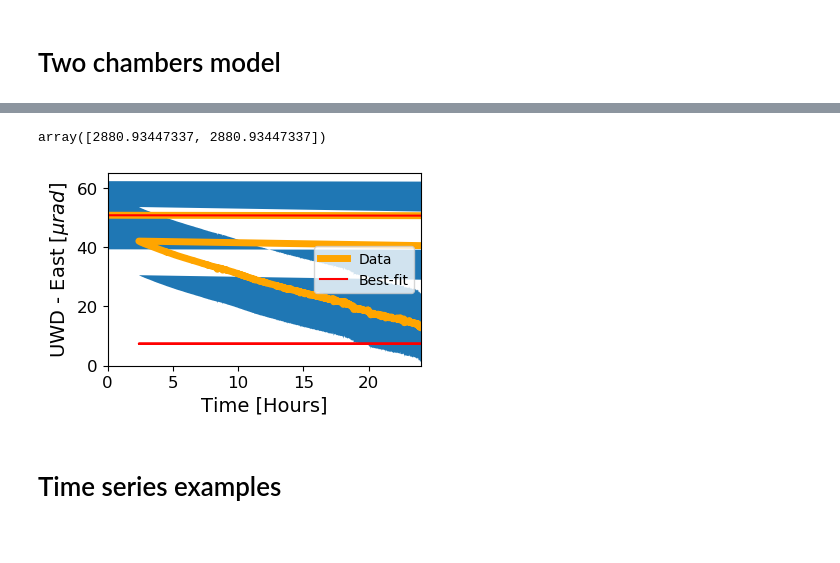
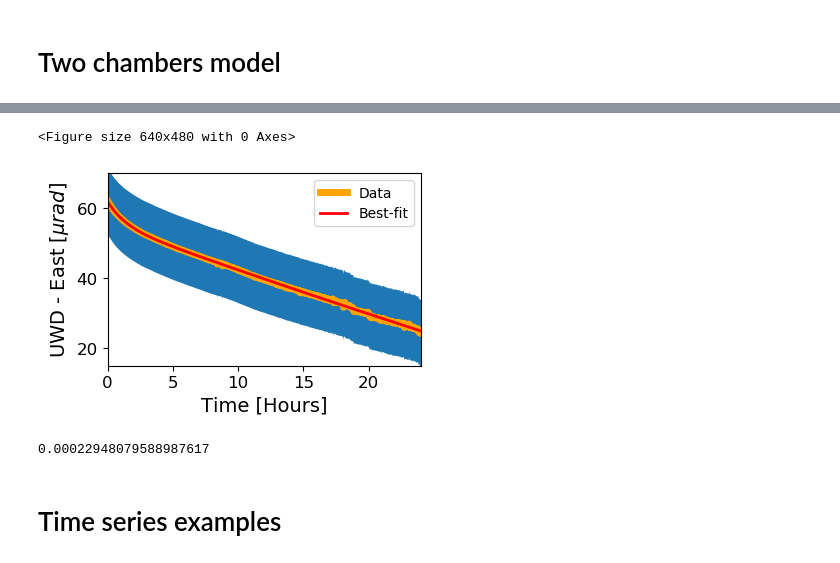
Before and after one commit to alberoman/kila_codes, a Jupyter notebook: paper.ipynb, the cells around one changed output, grey strips where cells are left out. Cells and saved outputs as stored; diff of their text form; code cells hidden in the pictures.

```diff
--- a/paper.ipynb
+++ b/paper.ipynb
@@ -910,7 +910,7 @@ dtiltstickeast = []
 counter = 0
 for i in range(len(ind)-1):
     north_cyc =  north[ind[i]:ind[i +1]-50] -  north[ind[i]]
-    east_cyc =  north[ind[i]:ind[i +1]-50] -  east[ind[i]]
+    east_cyc =  east[ind[i]:ind[i +1]-50] -  east[ind[i]]
     time_cyc = time[ind[i]:ind[i + 1]-50] - time[ind[i]]
     dtiltslipnorth.append(north[ind[i]-50])
     dtiltslipeast.append(east[ind[i]-50])
@@ -1056,51 +1055,57 @@ time = time[time < tend]
 time = time - t0
 east = east - east[0]
 north = north - north[0]
-
-timebase = np.concatenate((timebase,np.linspace(0.1,1,1000)))
+timebase = np.linspace(0,1,1000)
 north_filt = signal.filtfilt(b, a,north)
 time_peaks,peaks,ind = stick_slip(north_filt,time)
 stack  =[]
 dtiltslipnorth = []
 dtiltslipeast = []
 dtiltsticknorth = []
 dtiltstickeast = []
-
+teststack = []
 counter = 0
 for i in range(len(ind)-1):
     north_cyc =  north[ind[i]:ind[i +1]-50] -  north[ind[i]]
-    east_cyc =  north[ind[i]:ind[i +1]-50] -  east[ind[i]]
+    if i == 0:
+        north0 = north[ind[i] - 50]
+    north_cyc = north_cyc - north0
+    east_cyc =  east[ind[i]:ind[i +1]-50] -  east[ind[i]]
+    test_cyc =  north[ind[i]:ind[i +1]-50] -  east[ind[i]]
+
     time_cyc = time[ind[i]:ind[i + 1]-50] - time[ind[i]]
     dtiltslipnorth.append(north[ind[i]-50])
     dtiltslipeast.append(east[ind[i]-50])
     dtiltsticknorth.append(north[ind[i]])
     dtiltstickeast.append(east[ind[i]])
     if time_cyc[-1] > 1:
-        tiltint = np.interp(timebase,time_cyc,east_cyc)
-
+        tiltint = np.interp(timebase,time_cyc,north_cyc)
         stack.append(tiltint)
         counter = counter + 1
 stack = np.array(stack)
 stack = np.mean(stack,axis = 0)
 stackspr = np.std(stack,axis = 0)
-timebase = timebase * 24
 popt, pcov = curve_fit(double_exp, timebase, stack)
-plt.close('all')
+fit = double_exp(timebase,*popt)
+timebase = timebase*24
 fig,ax = plt.subplots(nrows = 1 ,ncols = 1,figsize = onepltsize)
-ax.plot(timebase,stack+180,'orange',linewidth = 5)
-ax.fill_between(timebase,stack+180-stackspr,stack+180 +stackspr)
-ax.plot(timebase,180+double_exp(timebase,*popt),'r')
+ax.plot(timebase,stack,'orange',linewidth = 5)
+ax.plot(timebase,fit,'red',linewidth = 2)
+
+ax.fill_between(timebase,stack-stackspr,stack +stackspr)
 ax.set_xlim([0,24])
-ax.set_ylim([0,65])
+ax.set_ylim([15,70])
 ax.set_xlabel('Time [Hours]',fontsize = 14)
 ax.set_ylabel('UWD - East [$\mu rad$]',fontsize = 14)
 ax.tick_params(labelsize = 12)
 ax.legend(['Data','Best-fit'])
+plt.show()
 plt.savefig(path_figs +'stack.pdf')
 counter
-popt[-2:]*24
+popt[-3]*1e-6
 # %% [output]
-array([2880.93447337, 2880.93447337])
+<Figure size 640x480 with 0 Axes>
-[figure, old version]
+[figure, new version]
+0.00022948079588987617
 # %% [markdown]
 # Time series examples
```
Also changed, not shown: parts of 12 cells of this notebook, 29 other files.
